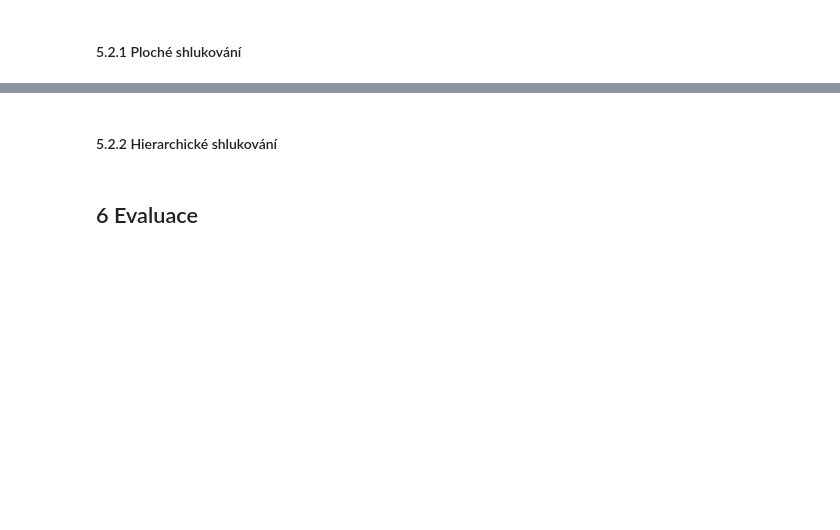
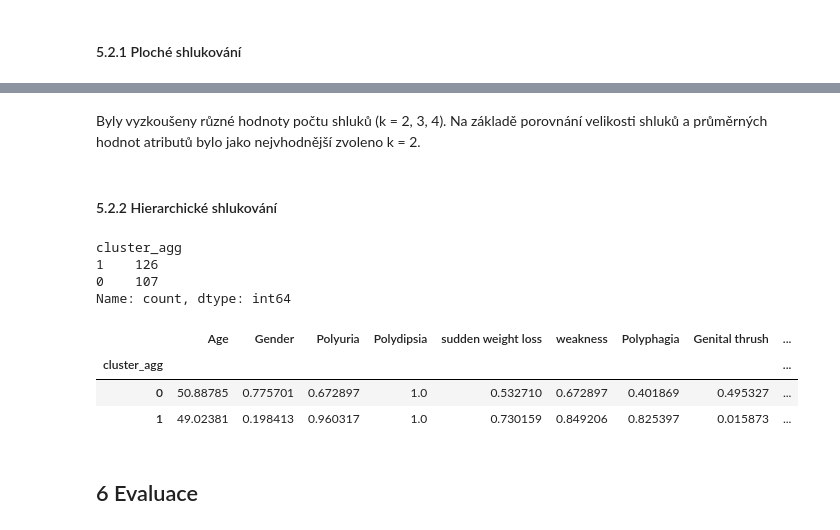
Before and after one commit to connertran/ZIS_semestralka, a Jupyter notebook: dokumentace_diabetes.ipynb, the cells around one changed output, grey strips where cells are left out. Cells and saved outputs as stored; diff of their text form; code cells hidden in the pictures; blank space fills up the shorter version.

```diff
--- a/dokumentace_diabetes.ipynb
+++ b/dokumentace_diabetes.ipynb
@@ -252,7 +331,28 @@ plt.show()
+# %% [markdown]
+Byly vyzkoušeny různé hodnoty počtu shluků (k = 2, 3, 4).
+Na základě porovnání velikosti shluků a průměrných hodnot atributů bylo jako nejvhodnější zvoleno k = 2.
 # %% [markdown]
 #### 5.2.2 Hierarchické shlukování
 # %%
 ## KÓD
+# stejný počet shluků (k=2) jako u plochého shlukování, aby bylo možné výsledky porovnat
+agg = AgglomerativeClustering(n_clusters=2)
+labels = agg.fit_predict(X_unsup_scaled)
+
+df_agg = df_unsup.copy()
+df_agg["cluster_agg"] = labels
+
+print(df_agg["cluster_agg"].value_counts())
+display(df_agg.groupby("cluster_agg").mean(numeric_only=True))
+# %% [output]
+cluster_agg
+1    126
+0    107
+Name: count, dtype: int64
+|  | Age | Gender | Polyuria | Polydipsia | sudden weight loss | weakness | Polyphagia | Genital thrush | ... |
+| cluster_agg |  |  |  |  |  |  |  |  | ... |
+| 0 | 50.88785 | 0.775701 | 0.672897 | 1.0 | 0.532710 | 0.672897 | 0.401869 | 0.495327 | ... |
+| 1 | 49.02381 | 0.198413 | 0.960317 | 1.0 | 0.730159 | 0.849206 | 0.825397 | 0.015873 | ... |
 # %% [markdown]
 ## 6 Evaluace
 # %% [markdown]
```
Also changed, not shown: parts of 3 cells of this notebook.
